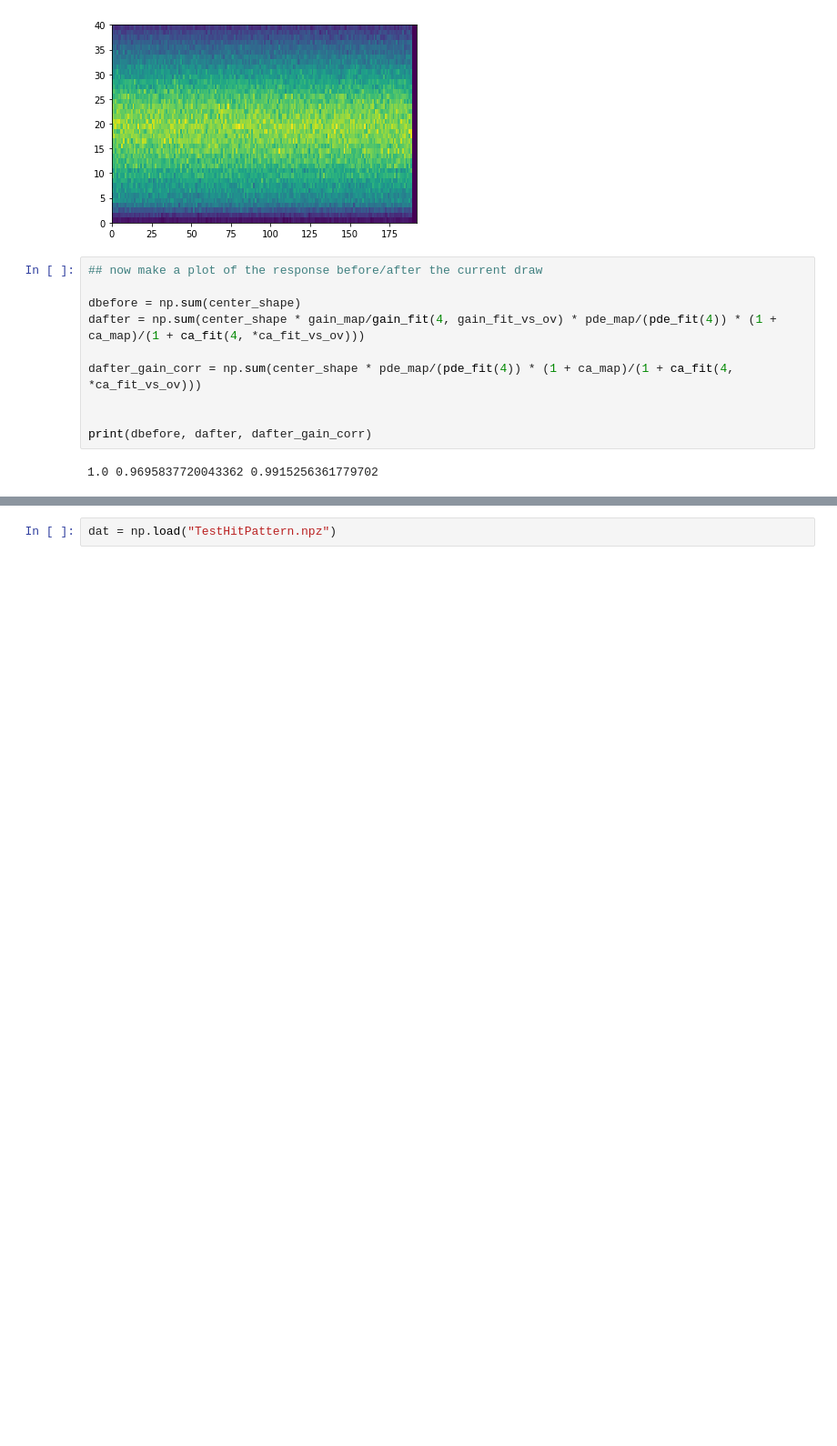
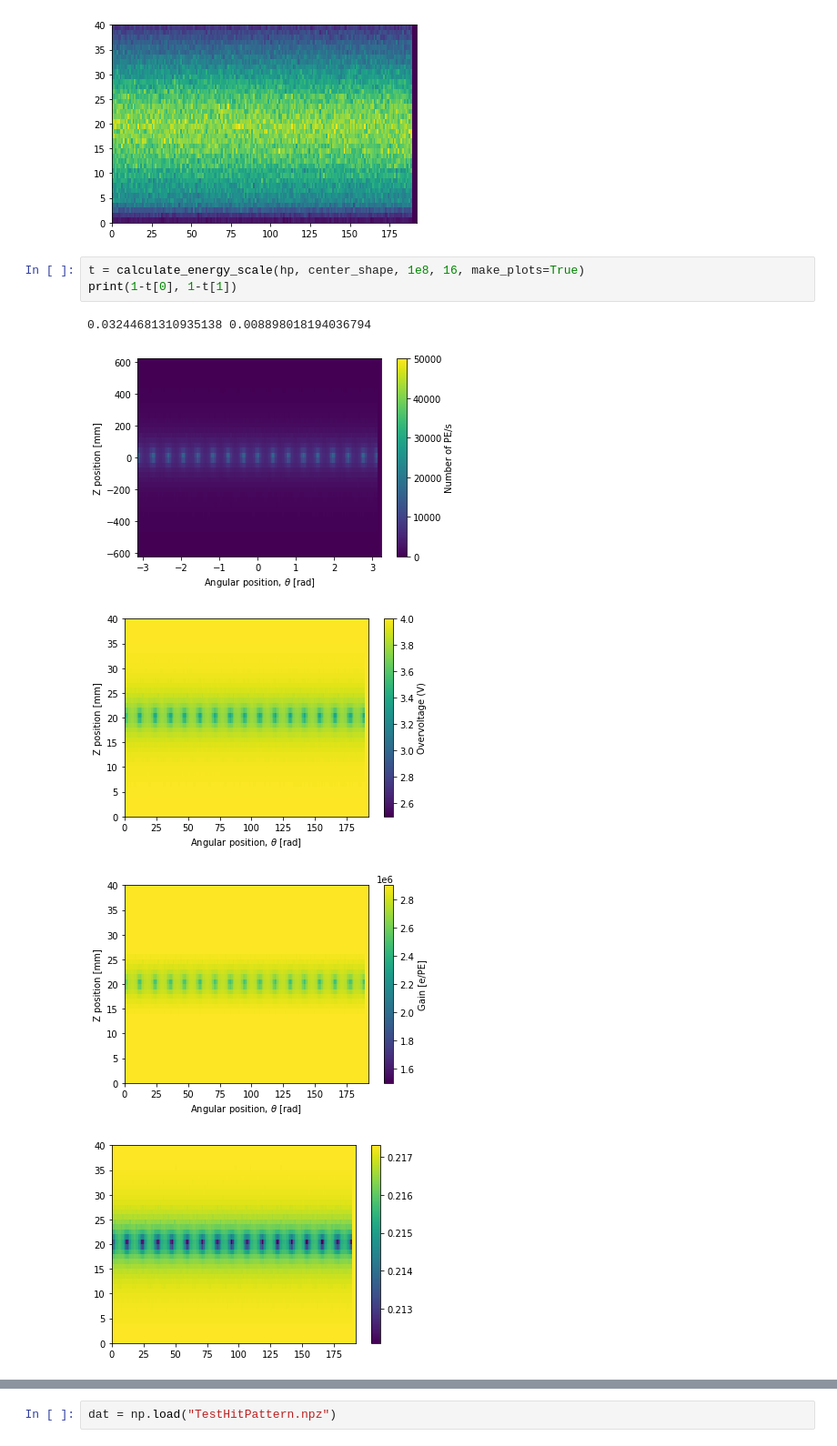
Before and after one commit to davemoore/analysis, a Jupyter notebook: plot_energy_recon.ipynb, the cells around one changed output, grey strips where cells are left out. Shown at 91% size. Saved outputs shown, nothing was run; the diff lists cells and outputs as text; blank space fills up the shorter version.

```diff
--- a/plot_energy_recon.ipynb
+++ b/plot_energy_recon.ipynb
@@ -130,15 +223,12 @@ plt.pcolormesh(center_shape)
 plt.show()
 # %% [output]
 [figure]
-# %%
-## now make a plot of the response before/after the current draw
-
-dbefore = np.sum(center_shape)
-dafter = np.sum(center_shape * gain_map/gain_fit(4, gain_fit_vs_ov) * pde_map/(pde_fit(4)) * (1 + ca_map)/(1 + ca_fit(4, *ca_fit_vs_ov)))
-
-dafter_gain_corr = np.sum(center_shape * pde_map/(pde_fit(4)) * (1 + ca_map)/(1 + ca_fit(4, *ca_fit_vs_ov)))
-
-
-print(dbefore, dafter, dafter_gain_corr)
-# %% [output]
-1.0 0.9695837720043362 0.9915256361779702
+# %%
+t = calculate_energy_scale(hp, center_shape, 1e8, 16, make_plots=True)
+print(1-t[0], 1-t[1])
+# %% [output]
+0.03244681310935138 0.008898018194036794
+[figure, added]
+[figure, added]
+[figure, added]
+[figure, added]
```
Also changed, not shown: parts of 6 cells of this notebook.
